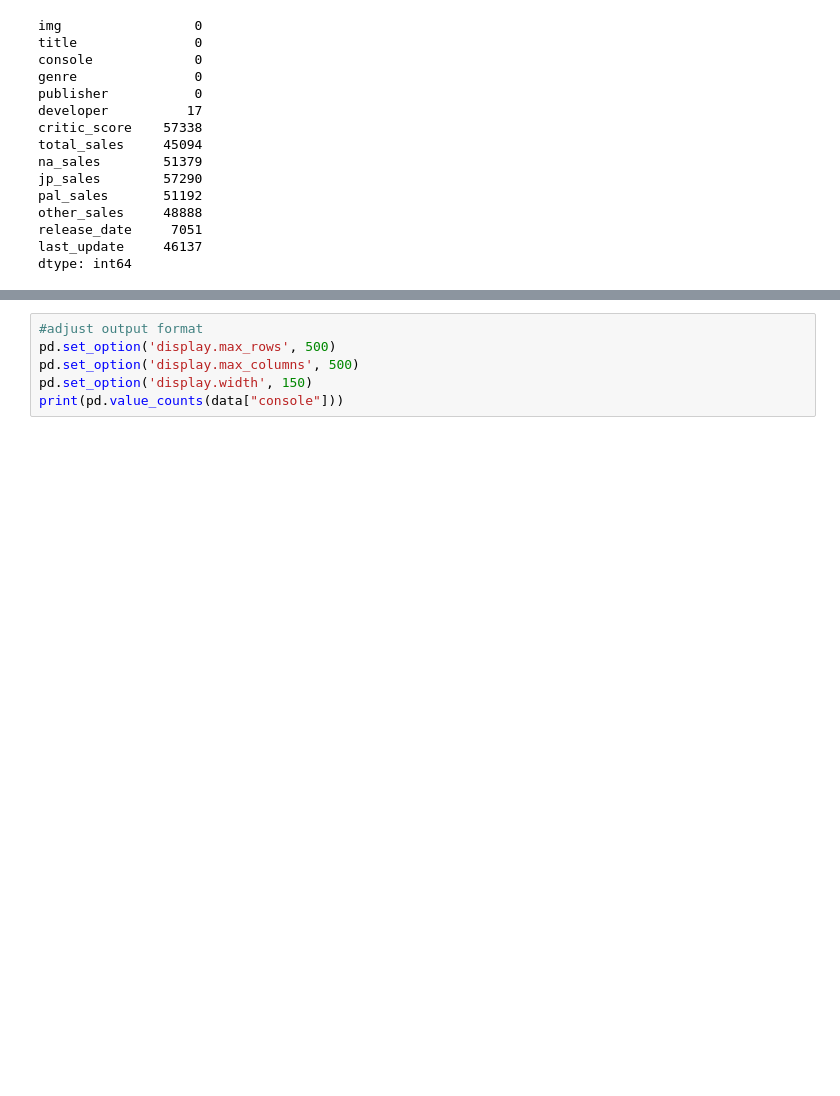
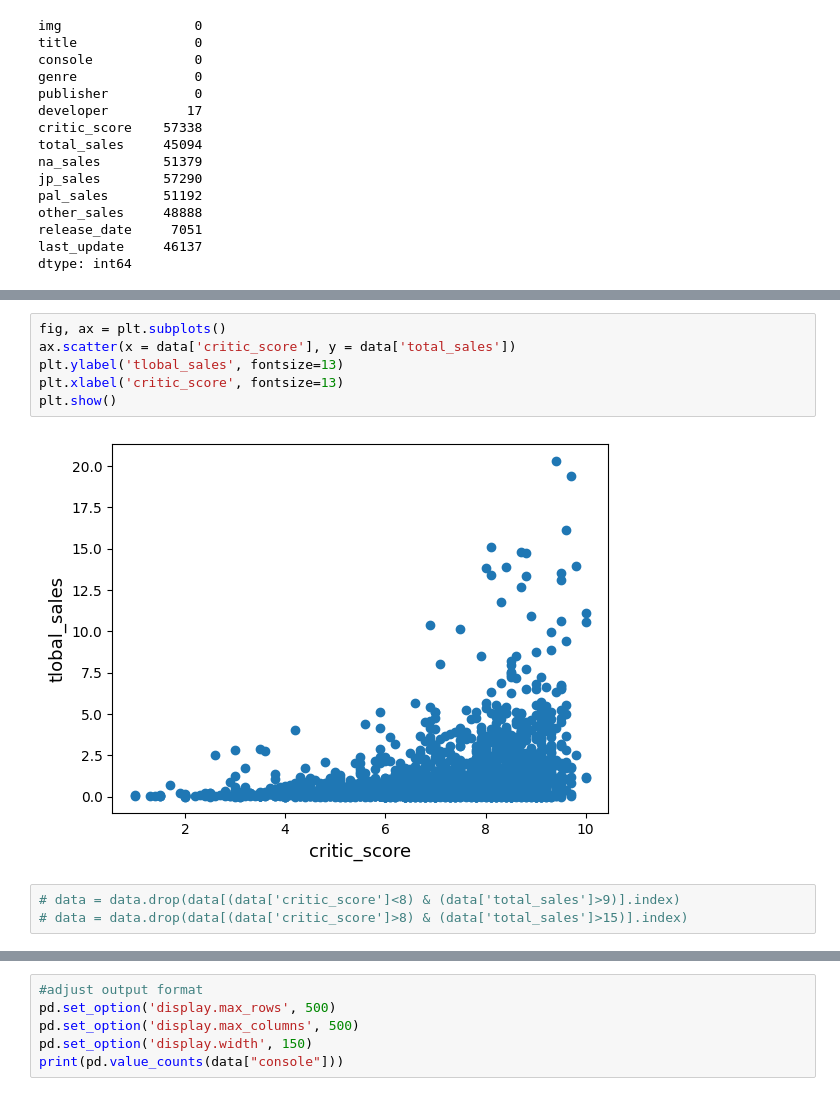
Before and after one commit to Agonzalz/sales_predictor, a Jupyter notebook: sales_predictor.ipynb, the cells around one changed output, grey strips where cells are left out. Cells and saved outputs as stored; diff of their text form; blank space fills up the shorter version.

```diff
--- a/sales_predictor.ipynb
+++ b/sales_predictor.ipynb
@@ -42,0 +64,11 @@ dtype: int64
+# %%
+fig, ax = plt.subplots()
+ax.scatter(x = data['critic_score'], y = data['total_sales'])
+plt.ylabel('tlobal_sales', fontsize=13)
+plt.xlabel('critic_score', fontsize=13)
+plt.show()
+# %% [output]
+[figure, added]
+# %%
+# data = data.drop(data[(data['critic_score']<8) & (data['total_sales']>9)].index)
+# data = data.drop(data[(data['critic_score']>8) & (data['total_sales']>15)].index)
```
Also changed, not shown: parts of 41 cells of this notebook.
